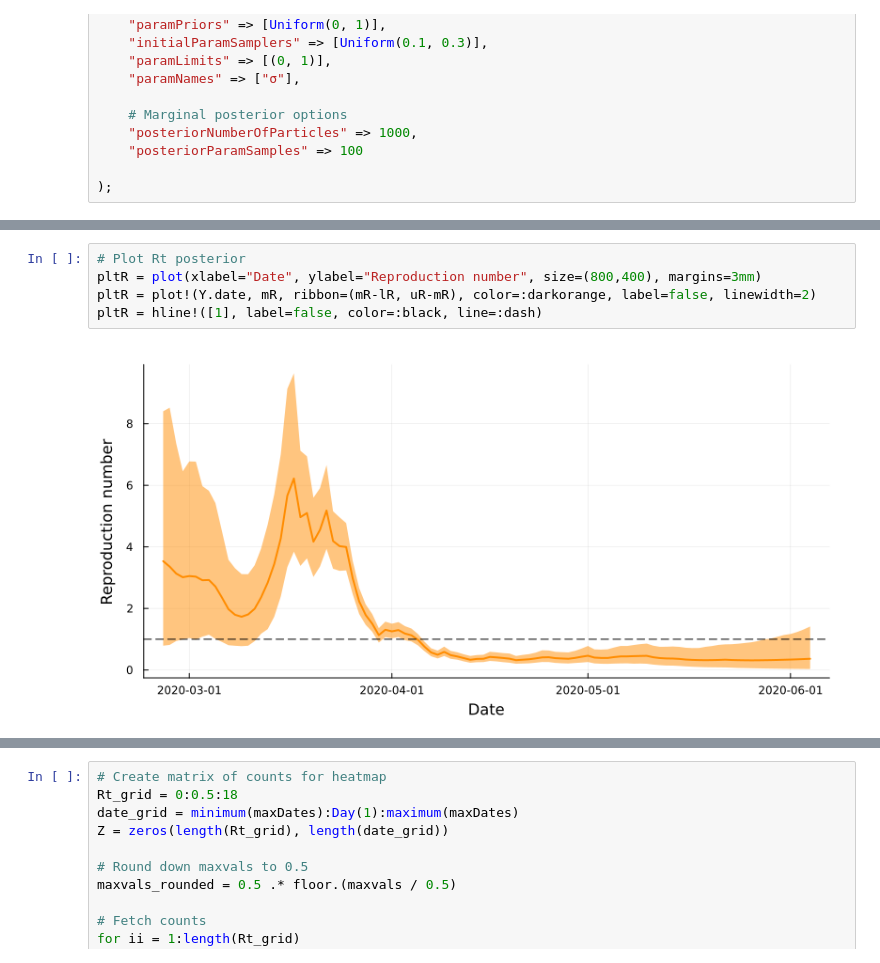
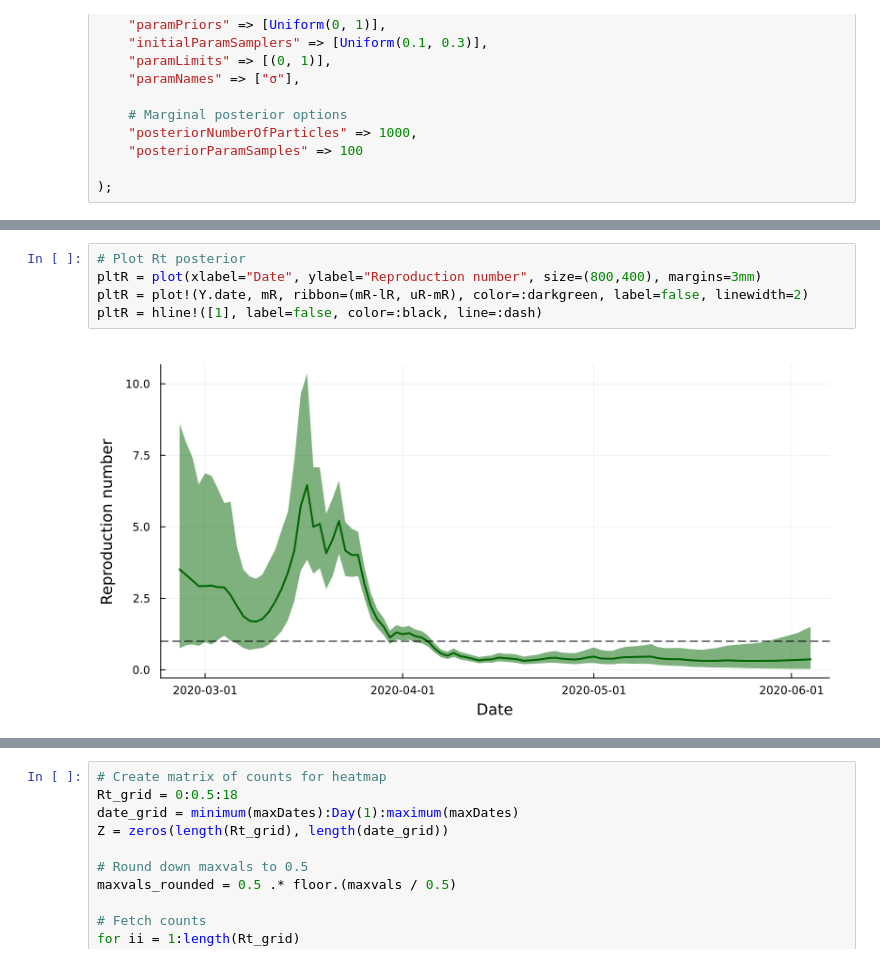
Before and after one commit to nicsteyn2/SMCforRt, a Jupyter notebook: paper/01simple.ipynb, the cells around one changed output, grey strips where cells are left out. Drawn from its saved outputs; the diff is of its cells as text.

```diff
--- a/paper/01simple.ipynb
+++ b/paper/01simple.ipynb
@@ -125,10 +125,10 @@ X = marginalPosterior(simpleModel, θ, Y, opts)
 # %%
 # Plot Rt posterior
 pltR = plot(xlabel="Date", ylabel="Reproduction number", size=(800,400), margins=3mm)
-pltR = plot!(Y.date, mR, ribbon=(mR-lR, uR-mR), color=:darkorange, label=false, linewidth=2)
+pltR = plot!(Y.date, mR, ribbon=(mR-lR, uR-mR), color=:darkgreen, label=false, linewidth=2)
 pltR = hline!([1], label=false, color=:black, line=:dash)
 # %% [output]
-[figure, old version]
+[figure, new version]
 # %%
 # Plot Ct posterior
 pltC = plot(xlabel="Date", ylabel="Reported cases", size=(800,400), margins=3mm)
```
Also changed, not shown: parts of 11 cells of this notebook, 2 other files.
